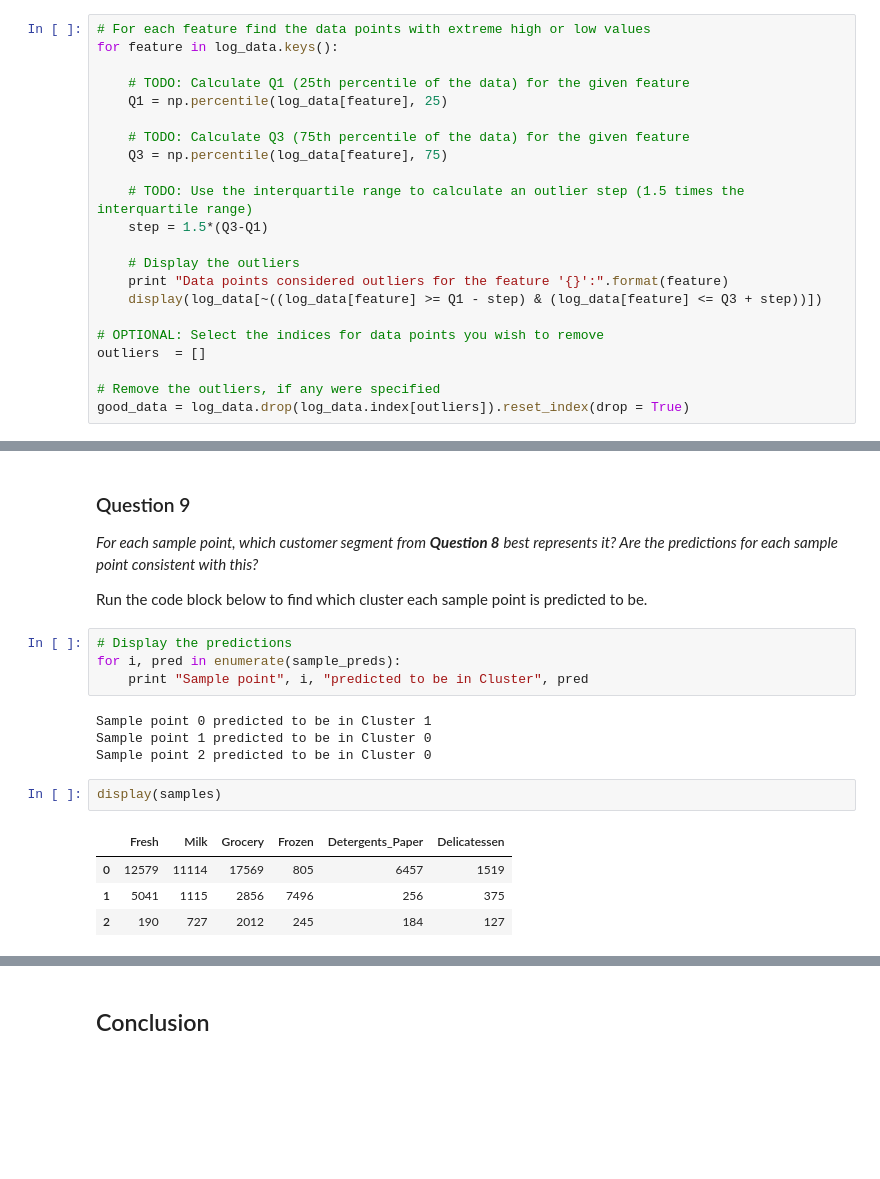
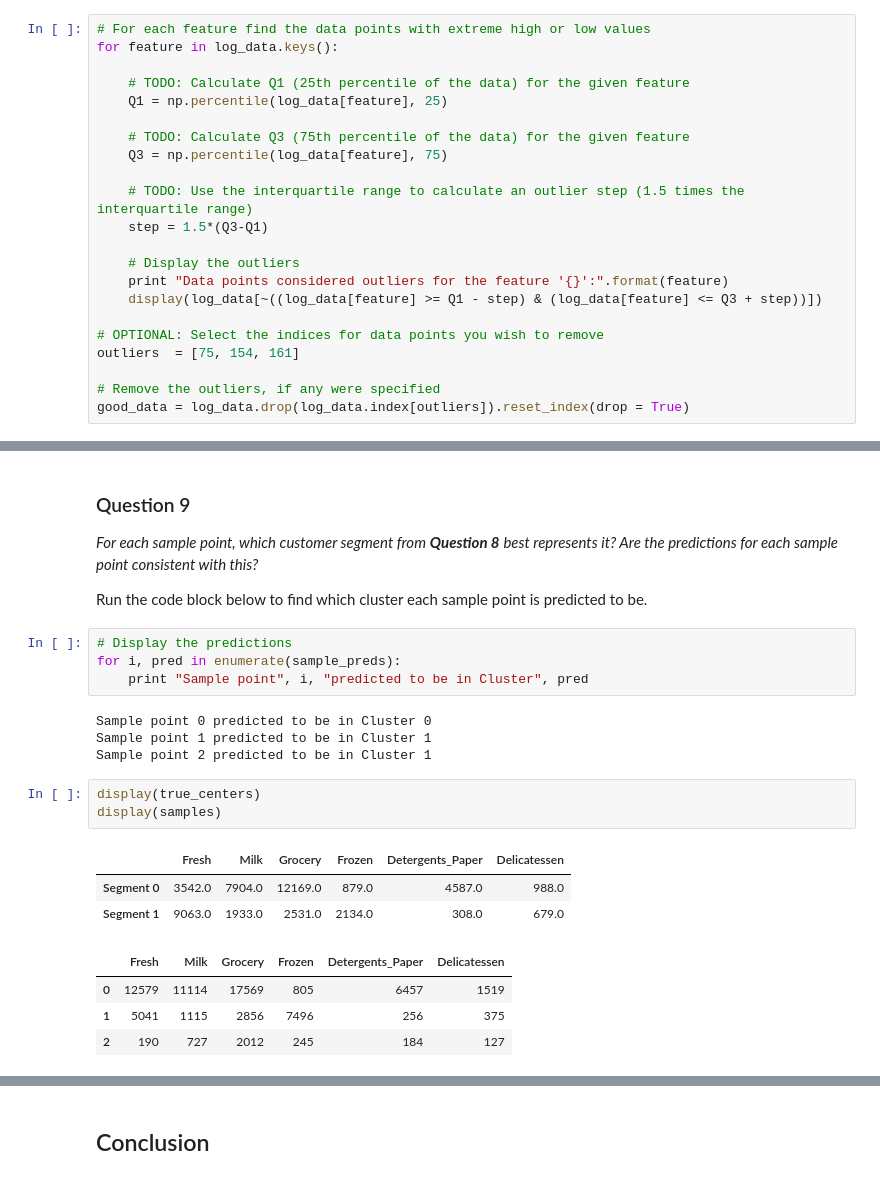
Before and after one commit to eakalak-suthampan/udacity_ml, a Jupyter notebook: customer_segments/customer_segments.ipynb, the cells around one changed output, grey strips where cells are left out. Cells and saved outputs as stored; diff of their text form; blank space fills up the shorter version.

```diff
--- a/customer_segments/customer_segments.ipynb
+++ b/customer_segments/customer_segments.ipynb
@@ -206,7 +206,7 @@ for feature in log_data.keys():
     display(log_data[~((log_data[feature] >= Q1 - step) & (log_data[feature] <= Q3 + step))])
 
 # OPTIONAL: Select the indices for data points you wish to remove
-outliers  = []
+outliers  = [75, 154, 161]
 
 # Remove the outliers, if any were specified
 good_data = log_data.drop(log_data.index[outliers]).reset_index(drop = True)
@@ -502,16 +528,20 @@ Run the code block below to find which cluster each sample point is predicted to
 for i, pred in enumerate(sample_preds):
     print "Sample point", i, "predicted to be in Cluster", pred
 # %% [output]
-Sample point 0 predicted to be in Cluster 1
-Sample point 1 predicted to be in Cluster 0
-Sample point 2 predicted to be in Cluster 0
+Sample point 0 predicted to be in Cluster 0
+Sample point 1 predicted to be in Cluster 1
+Sample point 2 predicted to be in Cluster 1
 # %%
+display(true_centers)
 display(samples)
 # %% [output]
 |  | Fresh | Milk | Grocery | Frozen | Detergents_Paper | Delicatessen |
-| 0 | 12579 | 11114 | 17569 | 805 | 6457 | 1519 |
-| 1 | 5041 | 1115 | 2856 | 7496 | 256 | 375 |
-| 2 | 190 | 727 | 2012 | 245 | 184 | 127 |
+| Segment 0 | 3542.0 | 7904.0 | 12169.0 | 879.0 | 4587.0 | 988.0 |
+| Segment 1 | 9063.0 | 1933.0 | 2531.0 | 2134.0 | 308.0 | 679.0 |
+|  | Fresh | Milk | Grocery | Frozen | Detergents_Paper | Delicatessen |
+| 0 | 12579 | 11114 | 17569 | 805 | 6457 | 1519 |
+| 1 | 5041 | 1115 | 2856 | 7496 | 256 | 375 |
+| 2 | 190 | 727 | 2012 | 245 | 184 | 127 |
 # %% [markdown]
 **Answer:**
 - For each sample point, which customer segment from Question 8 best represents it?
```
Also changed, not shown: parts of 24 cells of this notebook, 1 other file.
